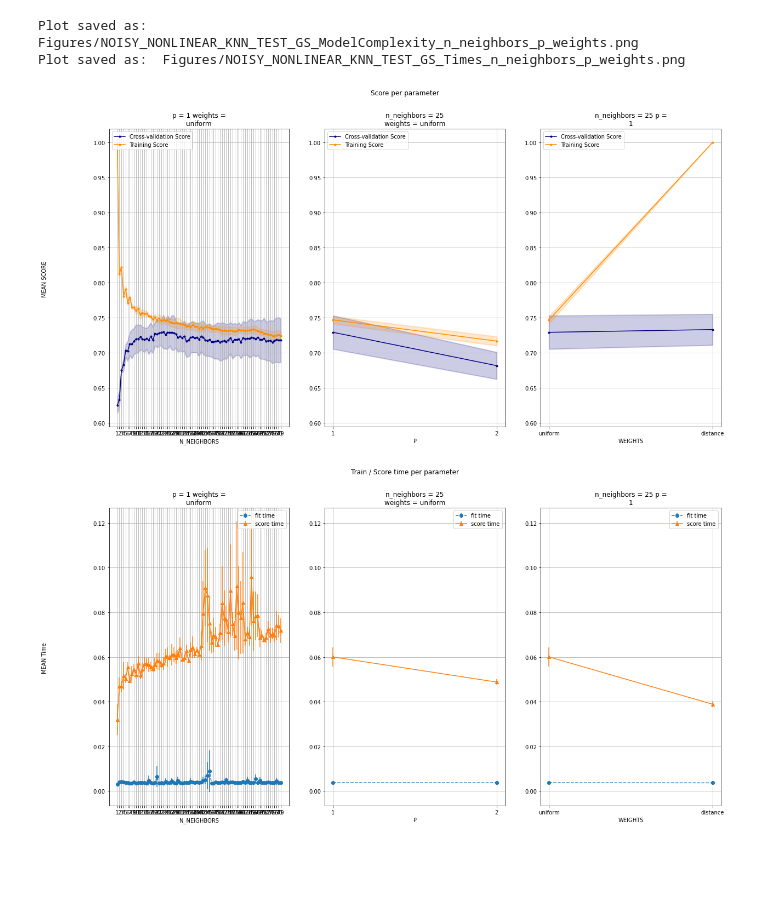
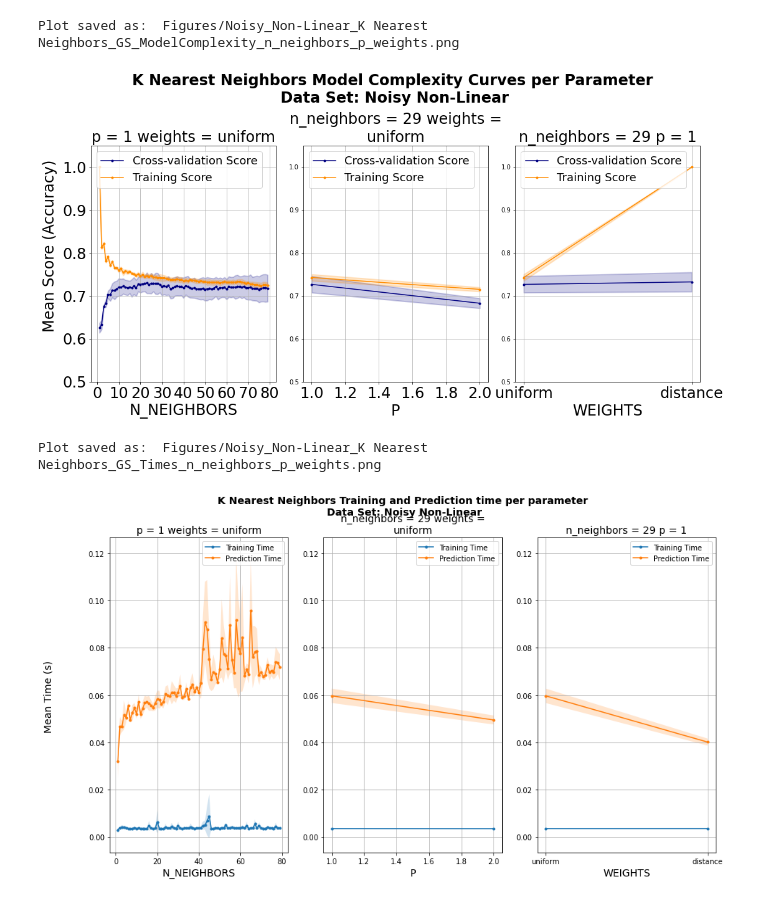
Before and after one commit to Inquisitive-ME/SupervisedLearning_Project_Code, a Jupyter notebook: KNN/generated_noisy_nonlinear_knn_analysis.ipynb, the cells around one changed output. Saved outputs shown, nothing was run; the diff lists cells and outputs as text; code cells hidden in the pictures; blank space fills up the shorter version.

```diff
--- a/KNN/generated_noisy_nonlinear_knn_analysis.ipynb
+++ b/KNN/generated_noisy_nonlinear_knn_analysis.ipynb
@@ -20,3 +15,15 @@ GS_FILE_NAME_PREFIX = "Analysis_Data/NOISY_NONLINEAR_KNN"
+# %%
+GS_FILE_NAME_PREFIX = "Analysis_Data/NOISY_NONLINEAR_KNN"
+
+PLOT_SAVE_LOCATION = "Figures/"
+ALGO = "K Nearest Neighbors"
+DATASET = "Noisy Non-Linear"
+GLOBAL_FIG_COUNTER = 0
+
+default_title = "{} Default Learning Curve\n Data Set: {}".format(ALGO, DATASET)
+final_title = "{} Final Tuning Learning Curve\n Data Set: {}".format(ALGO, DATASET)
+
+ylim=(0.5, 1.05)
 # %%
 # Load Data
 X_train, X_test, y_train, y_test, y_test_non_noisy = get_noisy_nonlinear_with_non_noisy_labels()
@@ -80,9 +89,9 @@ Saved  Analysis_Data/NOISY_NONLINEAR_KNN_n_neighbors_1-79_weights_uniform-distan
 # %%
-unused_params_value_dict = {'p': 1, 'weights': 'uniform'}
-common_grid_search_analysis.plot_grid_search_model_complexity(gs_results, PLOT_PREFIX, unused_params_value_dict=unused_params_value_dict)
-common_grid_search_analysis.plot_grid_search_training_times(gs_results, PLOT_PREFIX, unused_params_value_dict=unused_params_value_dict)
+unused_params_value_dict = {'p': 1, 'weights': 'uniform', 'n_neighbors': 29}
+common_grid_search_analysis.plot_grid_search_model_complexity(gs_results, PLOT_SAVE_LOCATION, ALGO=ALGO, DATASET=DATASET, unused_params_value_dict=unused_params_value_dict, ylim=ylim)
+common_grid_search_analysis.plot_grid_search_training_times(gs_results, PLOT_SAVE_LOCATION, ALGO=ALGO, DATASET=DATASET, unused_params_value_dict=unused_params_value_dict)
 # %% [output]
-Plot saved as:  Figures/NOISY_NONLINEAR_KNN_TEST_GS_ModelComplexity_n_neighbors_p_weights.png
-Plot saved as:  Figures/NOISY_NONLINEAR_KNN_TEST_GS_Times_n_neighbors_p_weights.png
+Plot saved as:  Figures/Noisy_Non-Linear_K Nearest Neighbors_GS_ModelComplexity_n_neighbors_p_weights.png
-[figure, old version]
+[figure, new version]
+Plot saved as:  Figures/Noisy_Non-Linear_K Nearest Neighbors_GS_Times_n_neighbors_p_weights.png
-[figure, old version]
+[figure, new version]
```
Also changed, not shown: parts of 18 cells of this notebook, 4 other files.
